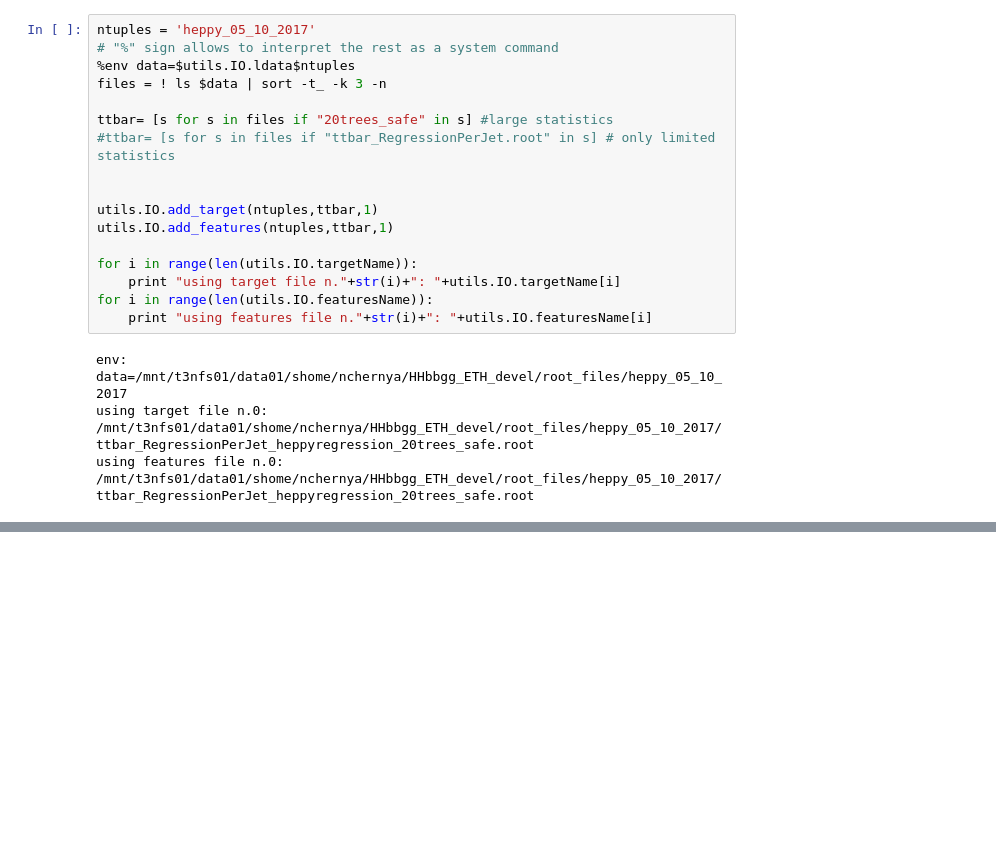
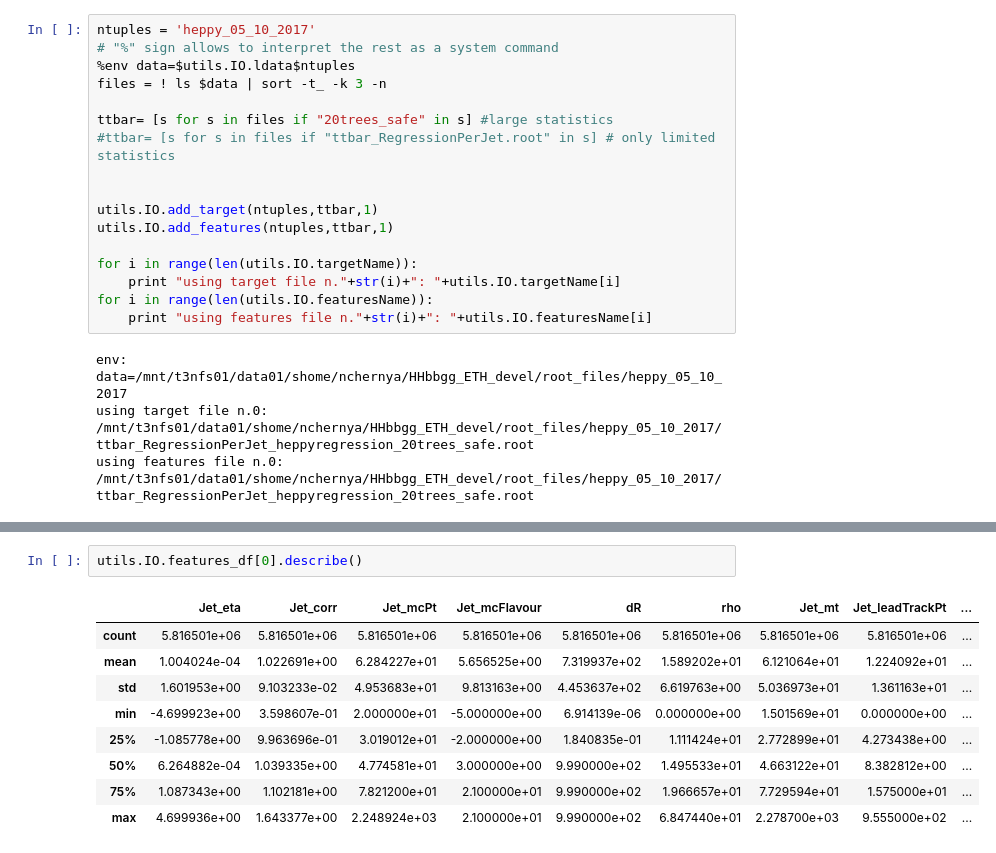
Before and after one commit to michelif/HHbbgg_ETH, a Jupyter notebook: bregression/notebooks/trainBreg.ipynb, the cells around one changed output, grey strips where cells are left out. Saved outputs shown, nothing was run; the diff lists cells and outputs as text; blank space fills up the shorter version.

```diff
--- a/bregression/notebooks/trainBreg.ipynb
+++ b/bregression/notebooks/trainBreg.ipynb
@@ -221,0 +260,12 @@ Info in <TCanvas::Print>: png file /mnt/t3nfs01/data01/shome/nchernya/HHbbgg_ETH
+# %%
+utils.IO.features_df[0].describe()
+# %% [output]
+|  | Jet_eta | Jet_corr | Jet_mcPt | Jet_mcFlavour | dR | rho | Jet_mt | Jet_leadTrackPt | ... |
+| count | 5.816501e+06 | 5.816501e+06 | 5.816501e+06 | 5.816501e+06 | 5.816501e+06 | 5.816501e+06 | 5.816501e+06 | 5.816501e+06 | ... |
+| mean | 1.004024e-04 | 1.022691e+00 | 6.284227e+01 | 5.656525e+00 | 7.319937e+02 | 1.589202e+01 | 6.121064e+01 | 1.224092e+01 | ... |
+| std | 1.601953e+00 | 9.103233e-02 | 4.953683e+01 | 9.813163e+00 | 4.453637e+02 | 6.619763e+00 | 5.036973e+01 | 1.361163e+01 | ... |
+| min | -4.699923e+00 | 3.598607e-01 | 2.000000e+01 | -5.000000e+00 | 6.914139e-06 | 0.000000e+00 | 1.501569e+01 | 0.000000e+00 | ... |
+| 25% | -1.085778e+00 | 9.963696e-01 | 3.019012e+01 | -2.000000e+00 | 1.840835e-01 | 1.111424e+01 | 2.772899e+01 | 4.273438e+00 | ... |
+| 50% | 6.264882e-04 | 1.039335e+00 | 4.774581e+01 | 3.000000e+00 | 9.990000e+02 | 1.495533e+01 | 4.663122e+01 | 8.382812e+00 | ... |
+| 75% | 1.087343e+00 | 1.102181e+00 | 7.821200e+01 | 2.100000e+01 | 9.990000e+02 | 1.966657e+01 | 7.729594e+01 | 1.575000e+01 | ... |
+| max | 4.699936e+00 | 1.643377e+00 | 2.248924e+03 | 2.100000e+01 | 9.990000e+02 | 6.847440e+01 | 2.278700e+03 | 9.555000e+02 | ... |
```
Also changed, not shown: parts of 6 cells of this notebook, 2 other files.
